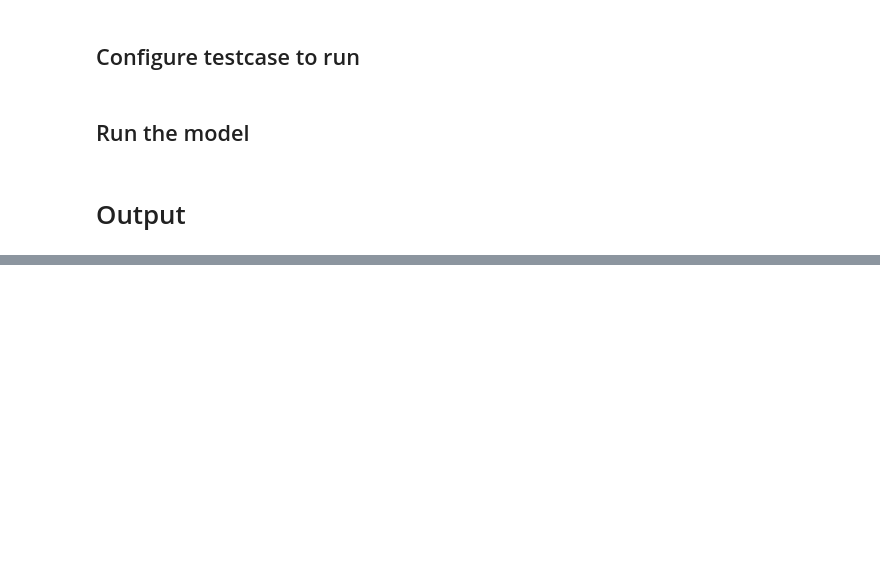
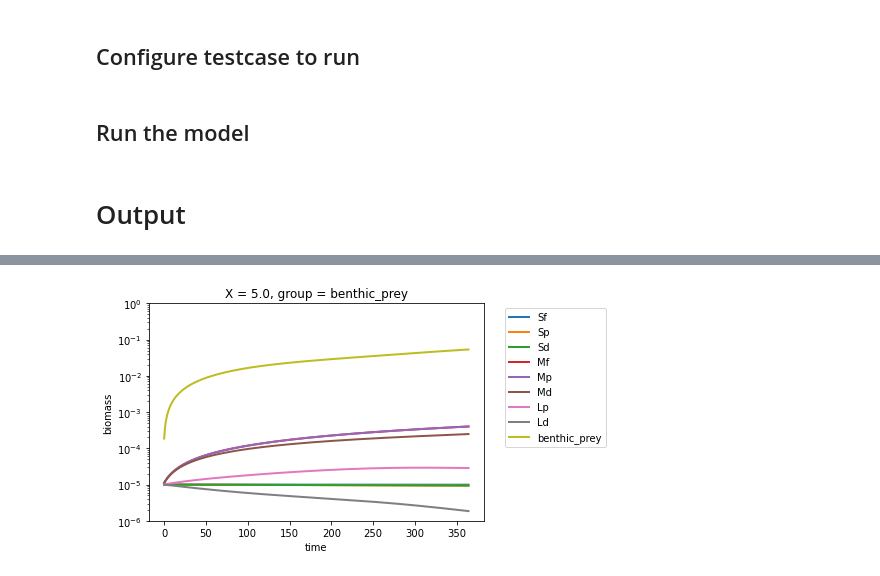
Before and after one commit to marbl-ecosys/feisty, a Jupyter notebook: docs/driver-example.ipynb, the cells around one changed output, grey strips where cells are left out. Cells and saved outputs as stored; diff of their text form; code cells hidden in the pictures; blank space fills up the shorter version.

```diff
--- a/docs/driver-example.ipynb
+++ b/docs/driver-example.ipynb
@@ -41,0 +44,9 @@ testcase.ds.biomass.sel(group="Sp").isel(X=0).plot()
+# %%
+test_ds = testcase.ds.isel(X=0, time=0)
+for group in test_ds.group.data:
+    testcase.ds.biomass.sel(group=group).isel(X=-1).plot(linewidth=2)
+plt.ylim([1e-6, 1])
+plt.yscale("log")
+plt.legend(test_ds.group.data, bbox_to_anchor=(1.05, 1.0));
+# %% [output]
+[figure, added]
```
Also changed, not shown: parts of 3 cells of this notebook, 6 other files.
